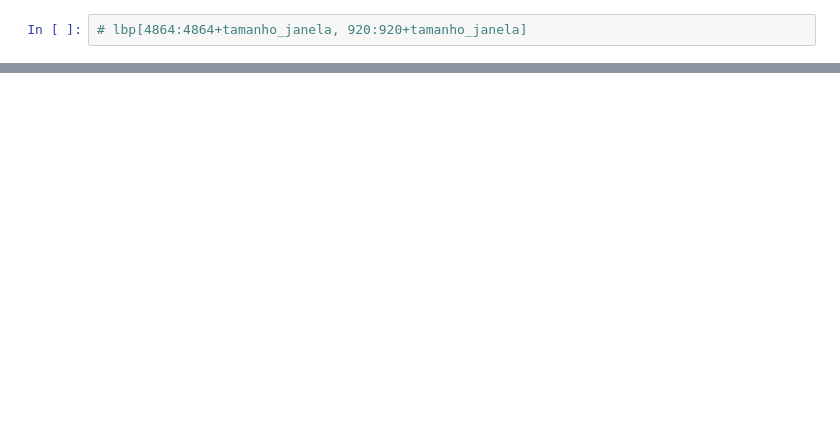
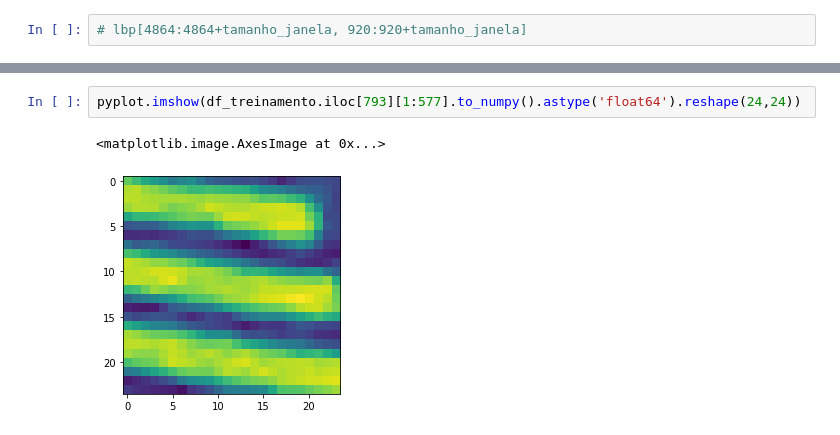
Before and after one commit to AndaSampa/faixas-de-pedestre, a Jupyter notebook: 00 - Preparando dados para o treinamento por aprendizado de máquina.ipynb, the cells around one changed output, grey strips where cells are left out. Drawn from its saved outputs; the diff is of its cells as text; blank space fills up the shorter version.

```diff
--- a/00 - Preparando dados para o treinamento por aprendizado de máquina.ipynb
+++ b/00 - Preparando dados para o treinamento por aprendizado de máquina.ipynb
@@ -275,0 +352,5 @@ print(f"{rua} ruas e {faixa} faixas")
+# %%
+pyplot.imshow(df_treinamento.iloc[793][1:577].to_numpy().astype('float64').reshape(24,24))
+# %% [output]
+<matplotlib.image.AxesImage at 0x...>
+[figure, added]
```
Also changed, not shown: parts of 22 cells of this notebook, 3 other files.
